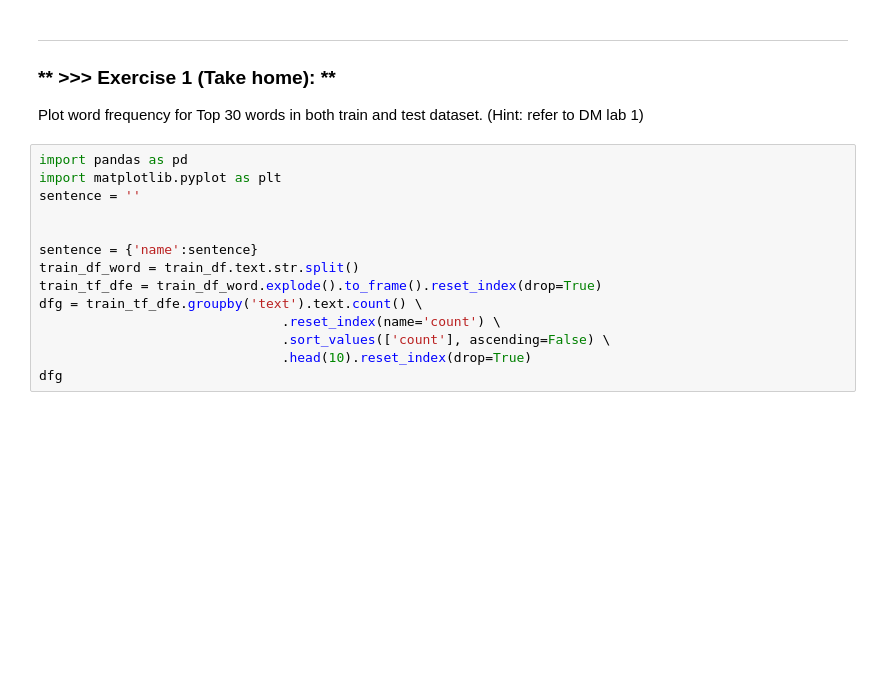
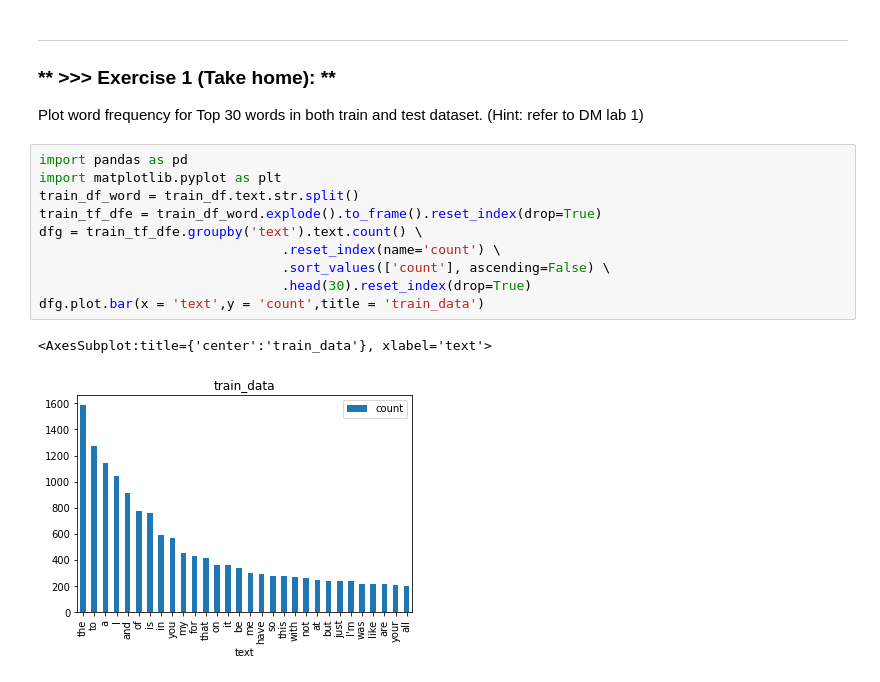
Before and after one commit to kstsunhj/DM2021-Lab2-HW2, a Jupyter notebook: DM2021-Lab2-Homework.ipynb, the cells around one changed output. Drawn from its saved outputs; the diff is of its cells as text; blank space fills up the shorter version.

```diff
--- a/DM2021-Lab2-Homework.ipynb
+++ b/DM2021-Lab2-Homework.ipynb
@@ -84,14 +84,13 @@ Plot word frequency for Top 30 words in both train and test dataset. (Hint: refe
 # %%
 import pandas as pd
 import matplotlib.pyplot as plt
-sentence = ''
-
-
-sentence = {'name':sentence}
 train_df_word = train_df.text.str.split()
 train_tf_dfe = train_df_word.explode().to_frame().reset_index(drop=True)
 dfg = train_tf_dfe.groupby('text').text.count() \
                                .reset_index(name='count') \
                                .sort_values(['count'], ascending=False) \
-                               .head(10).reset_index(drop=True)
-dfg
+                               .head(30).reset_index(drop=True)
+dfg.plot.bar(x = 'text',y = 'count',title = 'train_data')
+# %% [output]
+<AxesSubplot:title={'center':'train_data'}, xlabel='text'>
+[figure, added]
```
Also changed, not shown: parts of 56 cells of this notebook, 1 other file.
